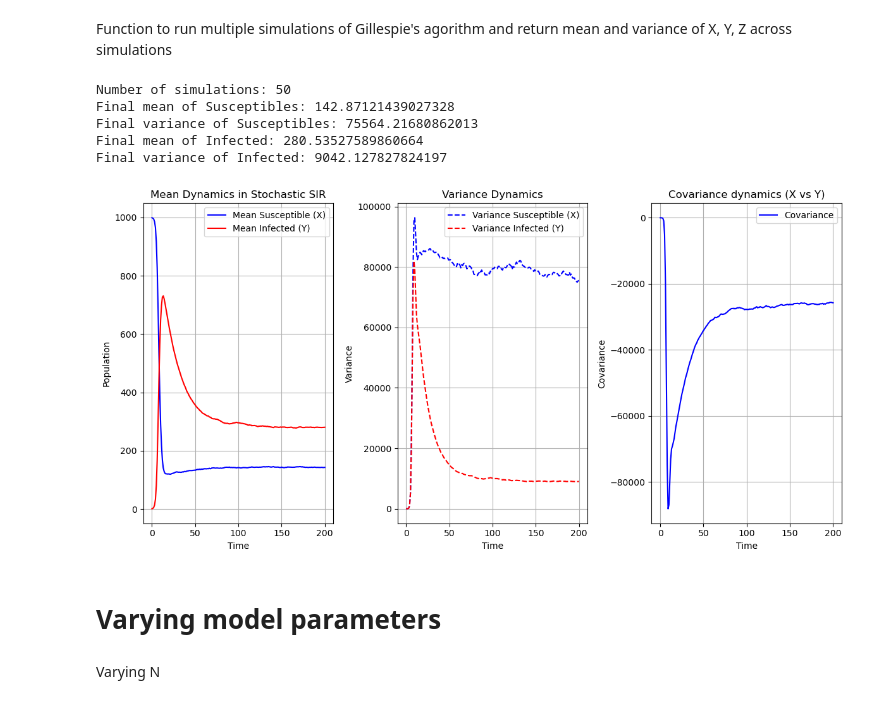
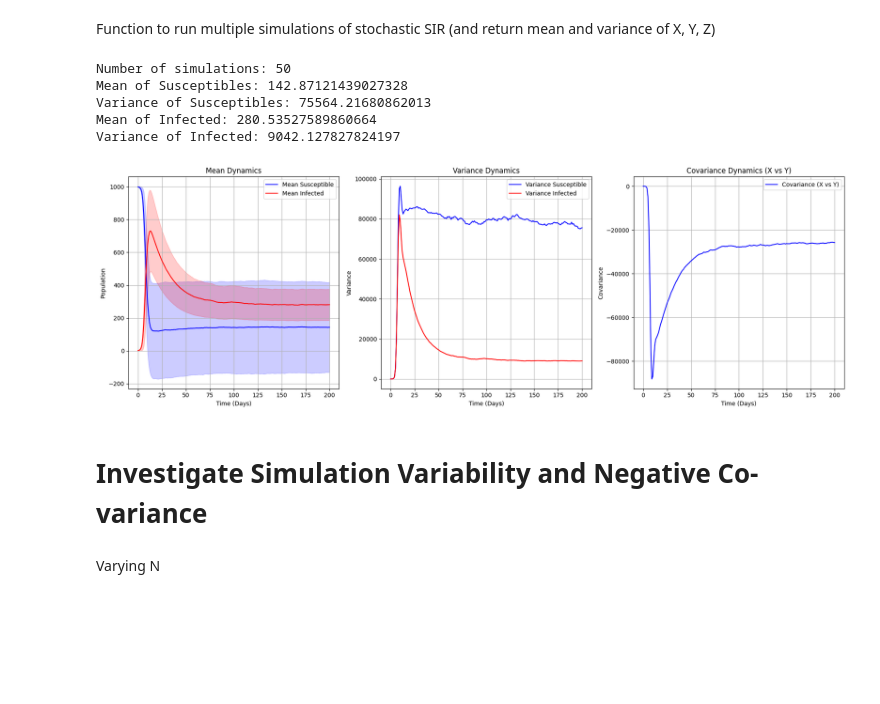
Before and after one commit to zoeazra/CLS-Ass-2, a Jupyter notebook: assignment 2.ipynb, the cells around one changed output. Drawn from its saved outputs; the diff is of its cells as text; code cells hidden in the pictures; blank space fills up the shorter version.

```diff
--- a/assignment 2.ipynb
+++ b/assignment 2.ipynb
@@ -197,9 +187,8 @@ plt.show()
 # %% [markdown]
-Function to run multiple simulations of Gillespie's agorithm and return mean and variance of X, Y, Z across simulations
+Function to run multiple simulations of stochastic SIR (and return mean and variance of X, Y, Z)
 # %%
-# Assuming gillespie_sir is defined elsewhere
 def run_stoch_sim(sims, X0, Y0, Z0, beta, gamma, mu, N, tend, seed = seed):
-    # will accumulate Xs, Ys, Zs across simulations
+    # Accumulating Xs, Ys, Zs across simulations
     all_Xs = []
     all_Ys = []
     all_Zs = []
@@ -208,10 +197,10 @@ def run_stoch_sim(sims, X0, Y0, Z0, beta, gamma, mu, N, tend, seed = seed):
     time_p = np.linspace(0, tend, 200) # 200 time points
 
     for i in range(sims):
-        # Run the Gillespie simulation for the current iteration
+        # Run Gillespie simulation for current iteration
         Xs, Ys, Zs, t, R0_stoch = gillespie_sir(X0, Y0, Z0, beta, gamma, mu, N, tend)
 
-        # interpolate to have consistent time points
+        # Interpolate to have consistent time points
         X_interp = np.interp(time_p, t, Xs)
         Y_interp = np.interp(time_p, t, Ys)
         Z_interp = np.interp(time_p, t, Zs)
@@ -224,31 +213,24 @@ def run_stoch_sim(sims, X0, Y0, Z0, beta, gamma, mu, N, tend, seed = seed):
     all_Ys = np.array(all_Ys)
     all_Zs = np.array(all_Zs)
 
-    # average population size of each compartment at each time point
+    # Average population size of each compartment at each time point
     mean_Xs = np.mean(all_Xs, axis = 0)
     mean_Ys = np.mean(all_Ys, axis = 0)
     mean_Zs = np.mean(all_Zs, axis = 0)
 
-    # variability of population sizes from the mean across different simulations
+    # Variability of population sizes across simulations
     var_Xs = np.var(all_Xs, axis = 0)
     var_Ys = np.var(all_Ys, axis = 0)
     var_Zs = np.var(all_Zs, axis = 0)
 
     return time_p, mean_Xs, mean_Ys, var_Xs, var_Ys, all_Xs, all_Ys
 
+# Computing covariance between S and I
 def covariance(all_Xs, all_Ys, mean_Xs, mean_Ys, tend):
-
     cov_Xs_Ys = np.zeros(tend)
-
     for t in range(tend):
         cov_Xs_Ys[t] = np.mean((all_Xs[:, t] - mean_Xs[t]) * (all_Ys[:, t] - mean_Ys[t]))
-
     return cov_Xs_Ys
-
-def mean_det_inf(sims, X0, Y0, Z0, Yd, beta, gamma, mu, N, tend):
-    Xd, Yd, Zd, time, R0_det = deterSol(X0, Y0, Z0, N, beta, gamma, mu, 0, tend, 200)
-    mean_Yd = np.mean(Yd, axis=0)
-    return mean_Yd
 
 sims = 50
 X0 = 999
@@ -257,59 +239,61 @@ Z0 = 0
 beta = 1
 gamma = 1/30
 mu = 1/60
 N = X0 + Y0 + Z0
 tend = 200
 
 # Run the stochastic simulations
 time_p, mean_Xs, mean_Ys, var_Xs, var_Ys, all_Xs, all_Ys = run_stoch_sim(sims, X0, Y0, Z0, beta, gamma, mu, N, tend)
 cov_Xs_Ys = covariance(all_Xs, all_Ys, mean_Xs, mean_Ys, tend)
 
-# Print the results
 print(f"Number of simulations: {sims}")
-print(f"Final mean of Susceptibles: {mean_Xs[-1]}")
-print(f"Final variance of Susceptibles: {var_Xs[-1]}")
-print(f"Final mean of Infected: {mean_Ys[-1]}")
-print(f"Final variance of Infected: {var_Ys[-1]}")
+print(f"Mean of Susceptibles: {mean_Xs[-1]}")
+print(f"Variance of Susceptibles: {var_Xs[-1]}")
+print(f"Mean of Infected: {mean_Ys[-1]}")
+print(f"Variance of Infected: {var_Ys[-1]}")
 
+# Plotting the mean, variance and covariance (X vs Y)
+fig, axes = plt.subplots(1, 3, figsize=(18, 6))
 
-# plotting the mean and the variance
-fig, axes = plt.subplots(1, 3, figsize = (12,6))
+std_Xs = np.std(all_Xs, axis=0)
+std_Ys = np.std(all_Ys, axis=0)
 
-# Plot Mean on the first subplot (axes[0])
-axes[0].plot(time_p, mean_Xs, label='Mean Susceptible (X)', color='blue')
-axes[0].plot(time_p, mean_Ys, label='Mean Infected (Y)', color='red')
-axes[0].set_title("Mean Dynamics in Stochastic SIR")
-axes[0].set_xlabel("Time")
+axes[0].plot(time_p, mean_Xs, label='Mean Susceptible', color='blue')
+axes[0].plot(time_p, mean_Ys, label='Mean Infected', color='red')
+axes[0].fill_between(time_p, mean_Xs - std_Xs, mean_Xs + std_Xs, color='blue', alpha=0.2)
+axes[0].fill_between(time_p, mean_Ys - std_Ys, mean_Ys + std_Ys, color='red', alpha=0.2)
+axes[0].set_title("Mean Dynamics")
+axes[0].set_xlabel("Time (Days)")
 axes[0].set_ylabel("Population")
 axes[0].legend()
 axes[0].grid(True)
 
-axes[1].plot(time_p, var_Xs, label='Variance Susceptible (X)', color='blue', linestyle='--')
-axes[1].plot(time_p, var_Ys, label='Variance Infected (Y)', color='red', linestyle='--')
+axes[1].plot(time_p, var_Xs, label='Variance Susceptible', color='blue')
+axes[1].plot(time_p, var_Ys, label='Variance Infected', color='red')
 axes[1].set_title("Variance Dynamics")
-axes[1].set_xlabel("Time")
+axes[1].set_xlabel("Time (Days)")
 axes[1].set_ylabel("Variance")
 axes[1].legend()
 axes[1].grid(True)
 
-axes[2].plot(time_p, cov_Xs_Ys, label='Covariance', color='blue')
-axes[2].set_title("Covariance dynamics (X vs Y)")
-axes[2].set_xlabel("Time")
+axes[2].plot(time_p, cov_Xs_Ys, label='Covariance (X vs Y)', color='blue')
+axes[2].set_title("Covariance Dynamics (X vs Y)")
+axes[2].set_xlabel("Time (Days)")
 axes[2].set_ylabel("Covariance")
 axes[2].legend()
 axes[2].grid(True)
 
-# Adjust spacing between the two plots
 plt.tight_layout()
+plt.show()
 # %% [output]
 Number of simulations: 50
-Final mean of Susceptibles: 142.87121439027328
-Final variance of Susceptibles: 75564.21680862013
-Final mean of Infected: 280.53527589860664
-Final variance of Infected: 9042.127827824197
+Mean of Susceptibles: 142.87121439027328
+Variance of Susceptibles: 75564.21680862013
+Mean of Infected: 280.53527589860664
+Variance of Infected: 9042.127827824197
-[figure, old version]
+[figure, new version]
 # %% [markdown]
-# Varying model parameters
+# Investigate Simulation Variability and Negative Co-variance
 # %%
 # Fixed parameters
 N = 1000
```
Also changed, not shown: parts of 12 cells of this notebook.
